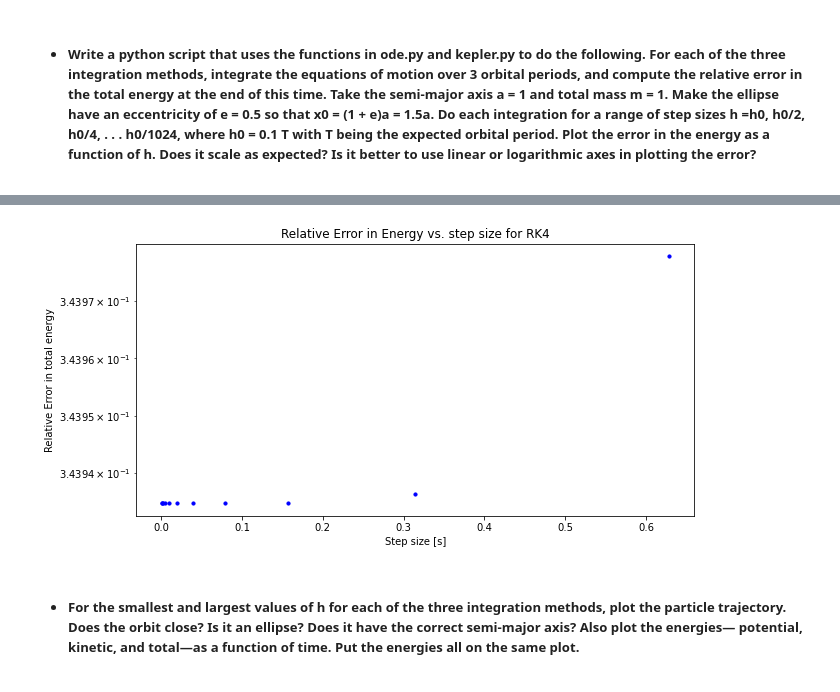
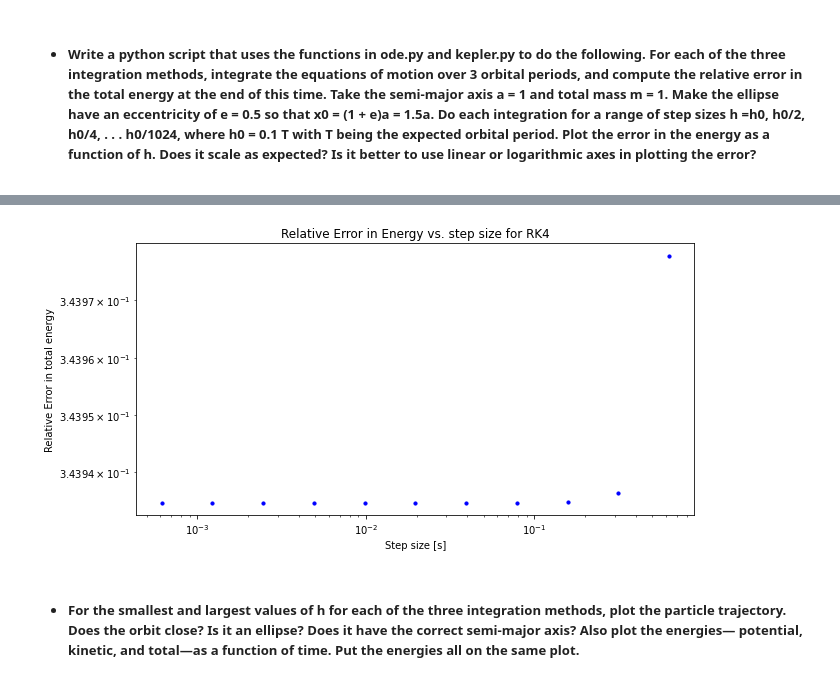
Before and after one commit to AriAtari/AST-projecy-group-10, a Jupyter notebook: Group10.ipynb, the cells around one changed output, grey strips where cells are left out. Saved outputs shown, nothing was run; the diff lists cells and outputs as text; code cells hidden in the pictures.

```diff
--- a/Group10.ipynb
+++ b/Group10.ipynb
@@ -232,23 +234,24 @@ for i in range(len(steps)):
 # %%
 plt.figure(figsize = (10,5))
 plt.scatter(steps[0],RK4vals[0][-1][-1]-Energy,s = 10,color = 'b')
 plt.scatter(steps[1],RK4vals[1][-1][-1]-Energy,s = 10,color = 'b')
 plt.scatter(steps[2],RK4vals[2][-1][-1]-Energy,s = 10,color = 'b')
 plt.scatter(steps[3],RK4vals[3][-1][-1]-Energy,s = 10,color = 'b')
 plt.scatter(steps[4],RK4vals[4][-1][-1]-Energy,s = 10,color = 'b')
 plt.scatter(steps[5],RK4vals[5][-1][-1]-Energy,s = 10,color = 'b')
 plt.scatter(steps[6],RK4vals[6][-1][-1]-Energy,s = 10,color = 'b')
 plt.scatter(steps[7],RK4vals[7][-1][-1]-Energy,s = 10,color = 'b')
 plt.scatter(steps[8],RK4vals[8][-1][-1]-Energy,s = 10,color = 'b')
 plt.scatter(steps[9],RK4vals[9][-1][-1]-Energy,s = 10,color = 'b')
 plt.scatter(steps[10],RK4vals[10][-1][-1]-Energy,s = 10,color = 'b')
 plt.yscale('log')
+plt.xscale('log')
 plt.xlabel('Step size [s]')
 plt.ylabel('Relative Error in total energy')
 plt.title('Relative Error in Energy vs. step size for RK4')
 plt.show()
 # %% [output]
-[figure, old version]
+[figure, new version]
 # %% [markdown]
 - #####  For the smallest and largest values of h for each of the three integration methods, plot the particle trajectory. Does the orbit close? Is it an ellipse? Does it have the correct semi-major axis? Also plot the energies— potential, kinetic, and total—as a function of time. Put the energies all on the same plot.
 # %%
```
Also changed, not shown: parts of 2 cells of this notebook.
